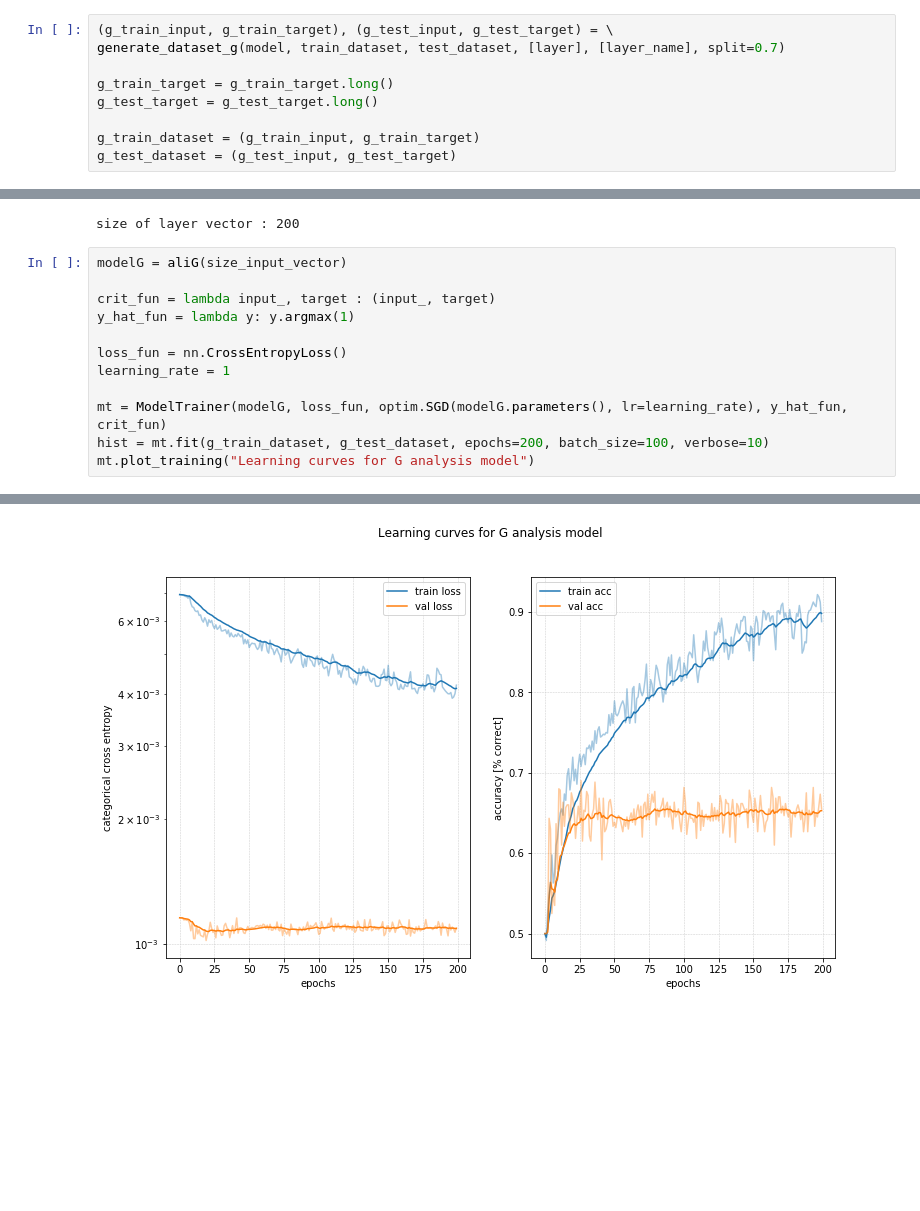
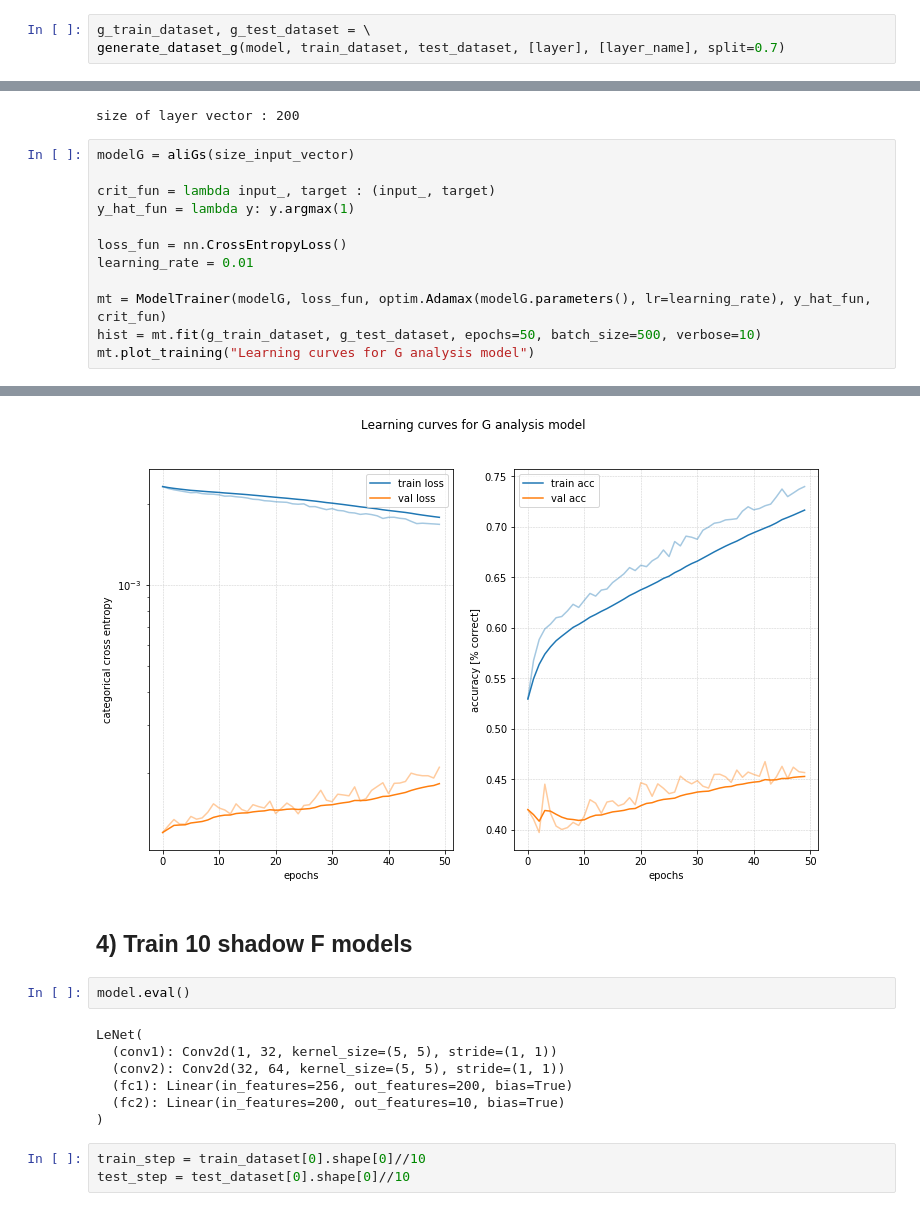
Before and after one commit to palexlee/DeepWololo, a Jupyter notebook: yves_notebook.ipynb, the cells around one changed output, grey strips where cells are left out. Drawn from its saved outputs; the diff is of its cells as text; blank space fills up the shorter version.

```diff
--- a/yves_notebook.ipynb
+++ b/yves_notebook.ipynb
@@ -142,28 +167,22 @@ layer_name = "fc1"
 # %%
-(g_train_input, g_train_target), (g_test_input, g_test_target) = \
+g_train_dataset, g_test_dataset = \
 generate_dataset_g(model, train_dataset, test_dataset, [layer], [layer_name], split=0.7)
-
-g_train_target = g_train_target.long()
-g_test_target = g_test_target.long()
-
-g_train_dataset = (g_train_input, g_train_target)
-g_test_dataset = (g_test_input, g_test_target)
 # %%
 size_input_vector = g_train_dataset[0].shape[2]
 print("size of layer vector :", size_input_vector)
 # %% [output]
 size of layer vector : 200
 # %%
-modelG = aliG(size_input_vector)
+modelG = aliGs(size_input_vector)
 
 crit_fun = lambda input_, target : (input_, target)
 y_hat_fun = lambda y: y.argmax(1)
 
 loss_fun = nn.CrossEntropyLoss()
-learning_rate = 1
+learning_rate = 0.01
 
-mt = ModelTrainer(modelG, loss_fun, optim.SGD(modelG.parameters(), lr=learning_rate), y_hat_fun, crit_fun)
-hist = mt.fit(g_train_dataset, g_test_dataset, epochs=200, batch_size=100, verbose=10)
+mt = ModelTrainer(modelG, loss_fun, optim.Adamax(modelG.parameters(), lr=learning_rate), y_hat_fun, crit_fun)
+hist = mt.fit(g_train_dataset, g_test_dataset, epochs=50, batch_size=500, verbose=10)
 mt.plot_training("Learning curves for G analysis model")
 # %% [output]
 ******************************** Train log ************************************
@@ -185,2 +196,16 @@ mt.plot_training("Learning curves for G analysis model")
 *******************************************************************************
-[figure, old version]
+[figure, new version]
+# %% [markdown]
+## 4) Train 10 shadow F models
+# %%
+model.eval()
+# %% [output]
+LeNet(
+  (conv1): Conv2d(1, 32, kernel_size=(5, 5), stride=(1, 1))
+  (conv2): Conv2d(32, 64, kernel_size=(5, 5), stride=(1, 1))
+  (fc1): Linear(in_features=256, out_features=200, bias=True)
+  (fc2): Linear(in_features=200, out_features=10, bias=True)
+)
+# %%
+train_step = train_dataset[0].shape[0]//10
+test_step = test_dataset[0].shape[0]//10
```
Also changed, not shown: parts of 18 cells of this notebook, 3 other files.
